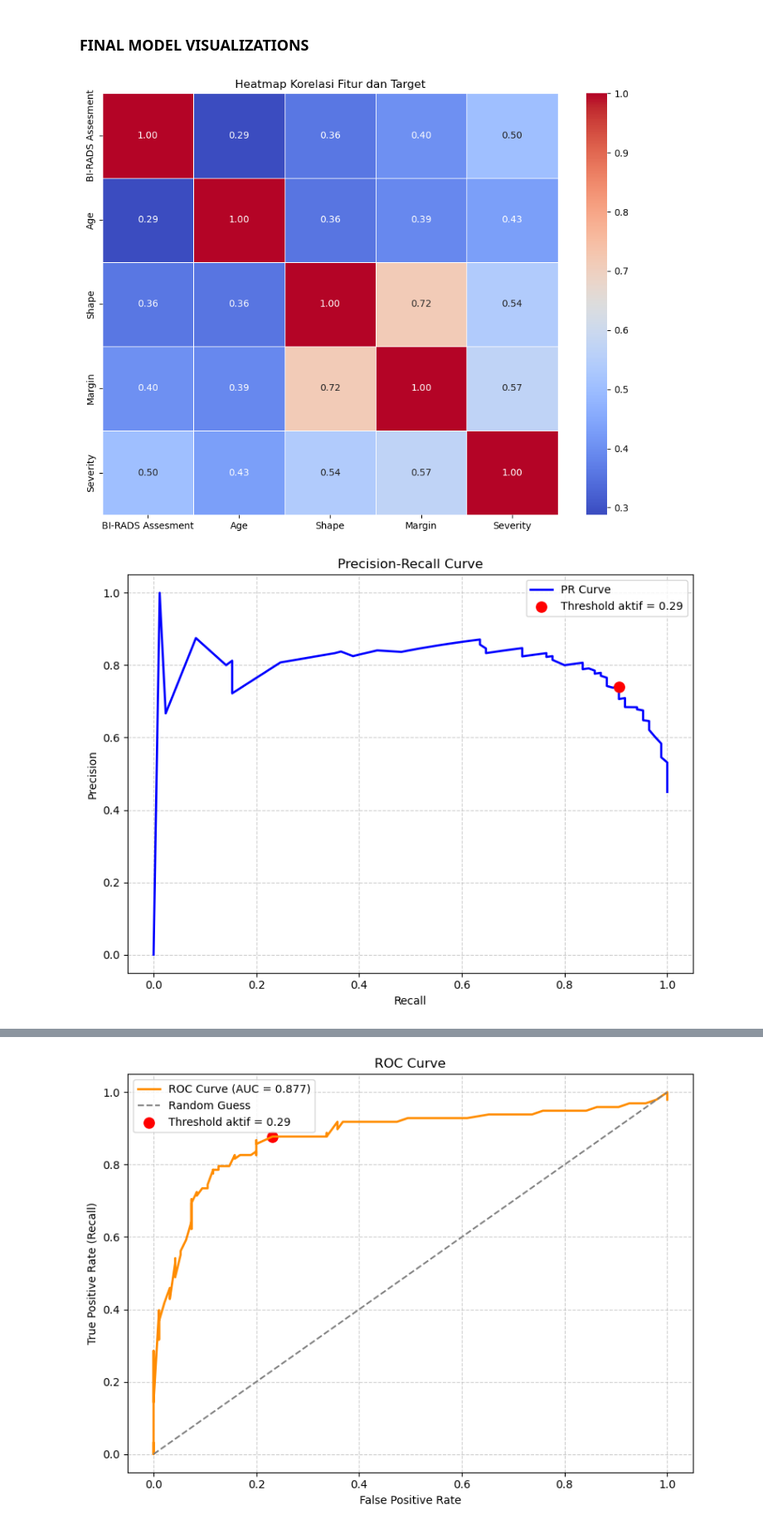
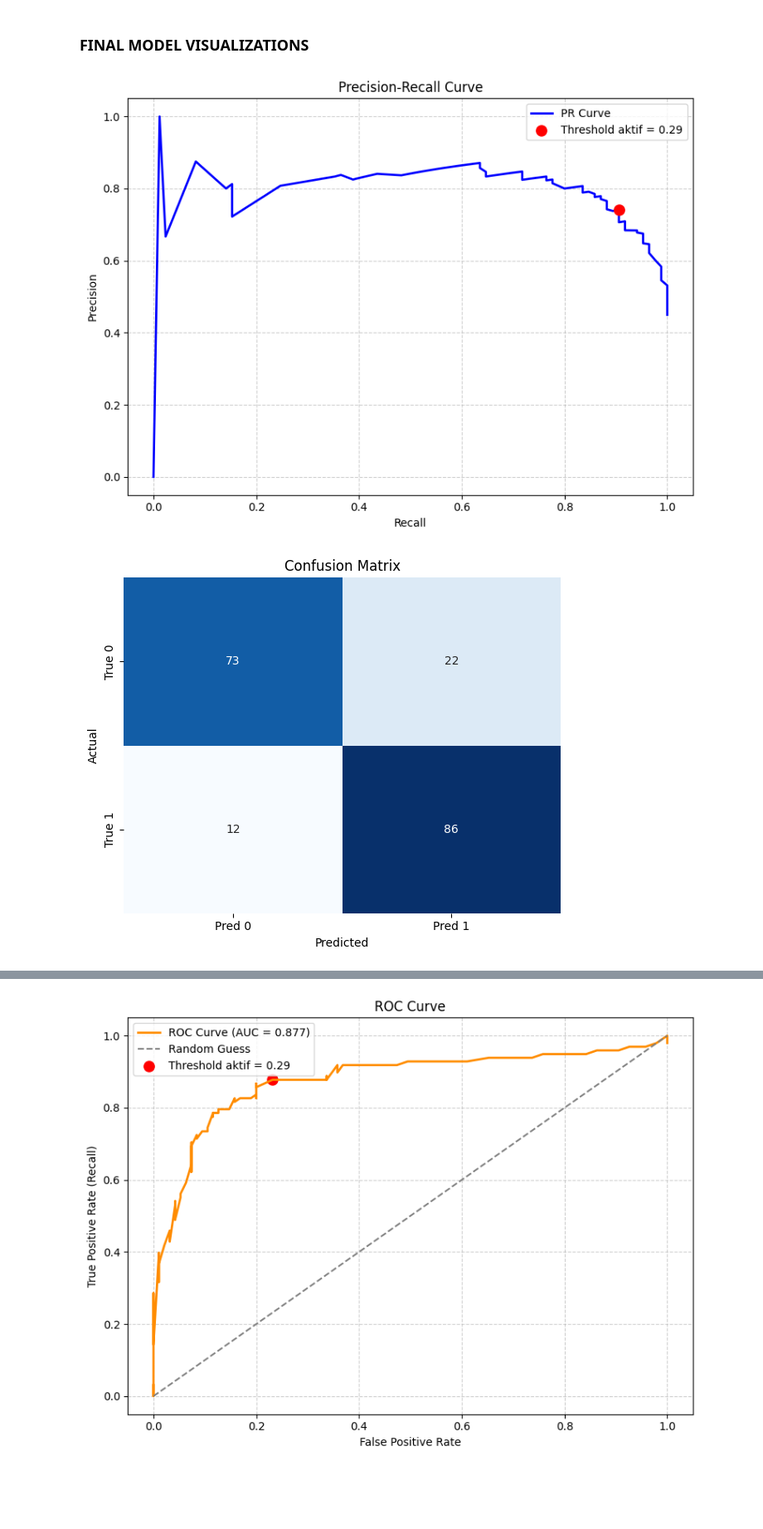
Before and after one commit to Hitchgernn/breast-cancer-prediction, a Jupyter notebook: prediction.ipynb, the cells around one changed output, grey strips where cells are left out. Shown at 83% size. Cells and saved outputs as stored; diff of their text form; code cells hidden in the pictures; blank space fills up the shorter version.

Commit message:
Delete heatmap at final visualizations

```diff
--- a/prediction.ipynb
+++ b/prediction.ipynb
@@ -852,9 +852,8 @@ plot_baseline_vs_tuned(baseline_test_metrics, final_metrics)
 # %% [markdown]
 ### FINAL MODEL VISUALIZATIONS
 # %%
-ModelEvaluator.plot_correlation(df, ['BI-RADS Assesment', 'Age', 'Shape', 'Margin'])
 ModelEvaluator.plot_precision_recall_curve(model_final, X_val_scaled, y_val, current_t=t_medis)
 ModelEvaluator.plot_confusion_matrix(y_test, y_pred_final)
 # %% [output]
-[figure, old version]
+[figure, new version]
-[figure, old version]
+[figure, new version]
```
Also changed, not shown: parts of 1 cell of this notebook, 1 other file.
